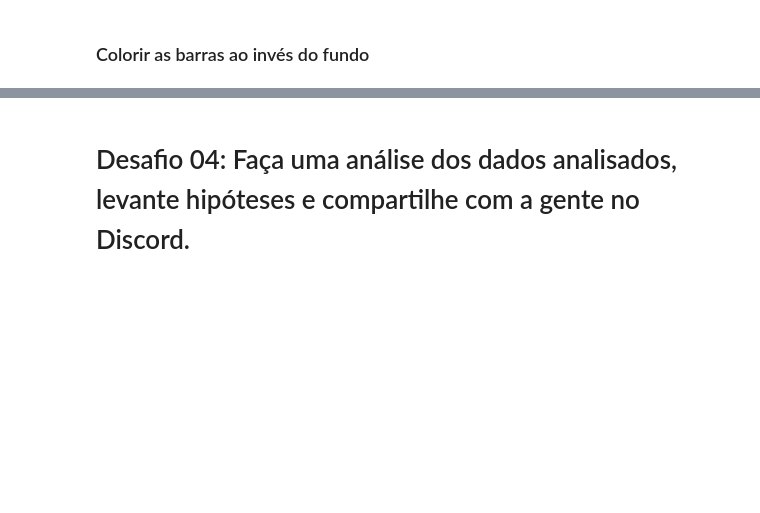
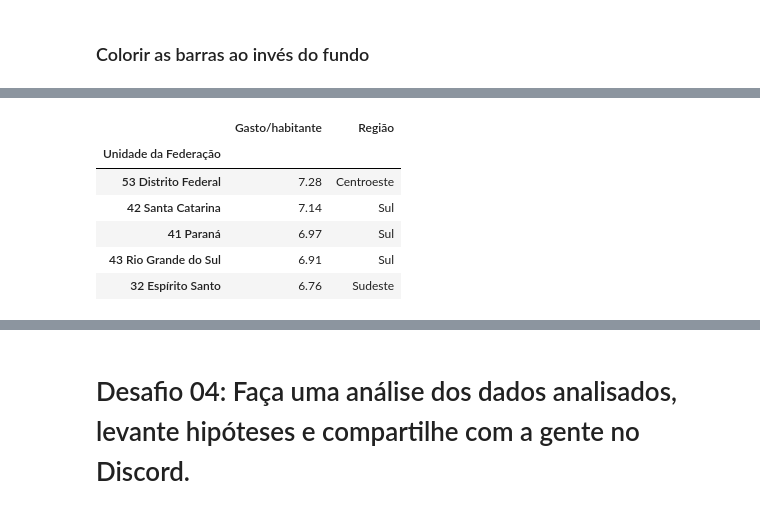
Before and after one commit to didi-a-p/BootcampDataScienceAlura, a Jupyter notebook: Analisando dados da saúde com Python e Pandas/Desafios em notebooks separados/Desafios_Aula_5_Pandas.ipynb, the cells around one changed output, grey strips where cells are left out. Saved outputs shown, nothing was run; the diff lists cells and outputs as text; code cells hidden in the pictures; blank space fills up the shorter version.

```diff
--- a/Analisando dados da saúde com Python e Pandas/Desafios em notebooks separados/Desafios_Aula_5_Pandas.ipynb
+++ b/Analisando dados da saúde com Python e Pandas/Desafios em notebooks separados/Desafios_Aula_5_Pandas.ipynb
@@ -485,0 +371,12 @@ Apenas o acre não fica colorido.
+# %%
+gastos_pop_ordenado_regiao = pd.DataFrame(gastos_pop_ordenado)
+gastos_pop_ordenado_regiao['Região'] = reg
+gastos_pop_ordenado_regiao.head()
+# %% [output]
+|  | Gasto/habitante | Região |
+| Unidade da Federação |  |  |
+| 53 Distrito Federal | 7.28 | Centroeste |
+| 42 Santa Catarina | 7.14 | Sul |
+| 41 Paraná | 6.97 | Sul |
+| 43 Rio Grande do Sul | 6.91 | Sul |
+| 32 Espírito Santo | 6.76 | Sudeste |
```
Also changed, not shown: parts of 15 cells of this notebook.
